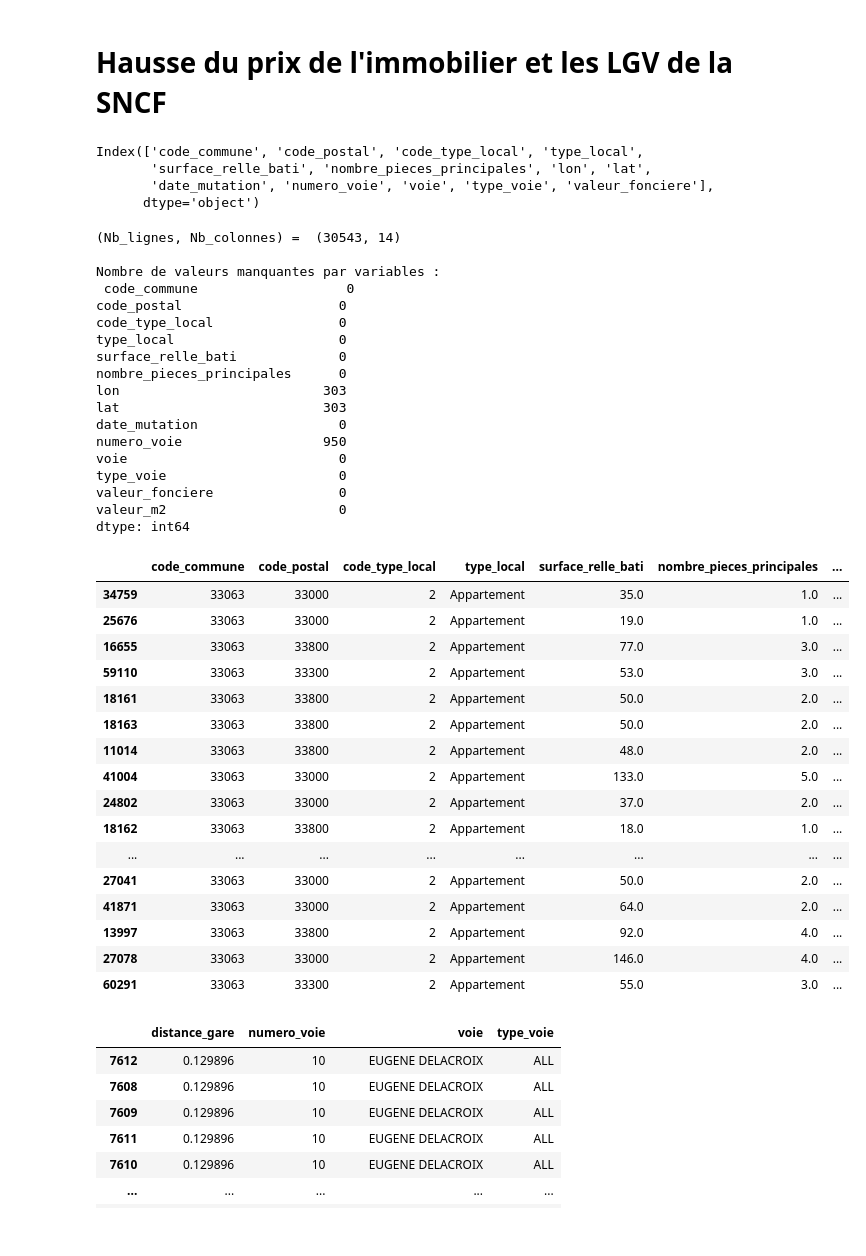
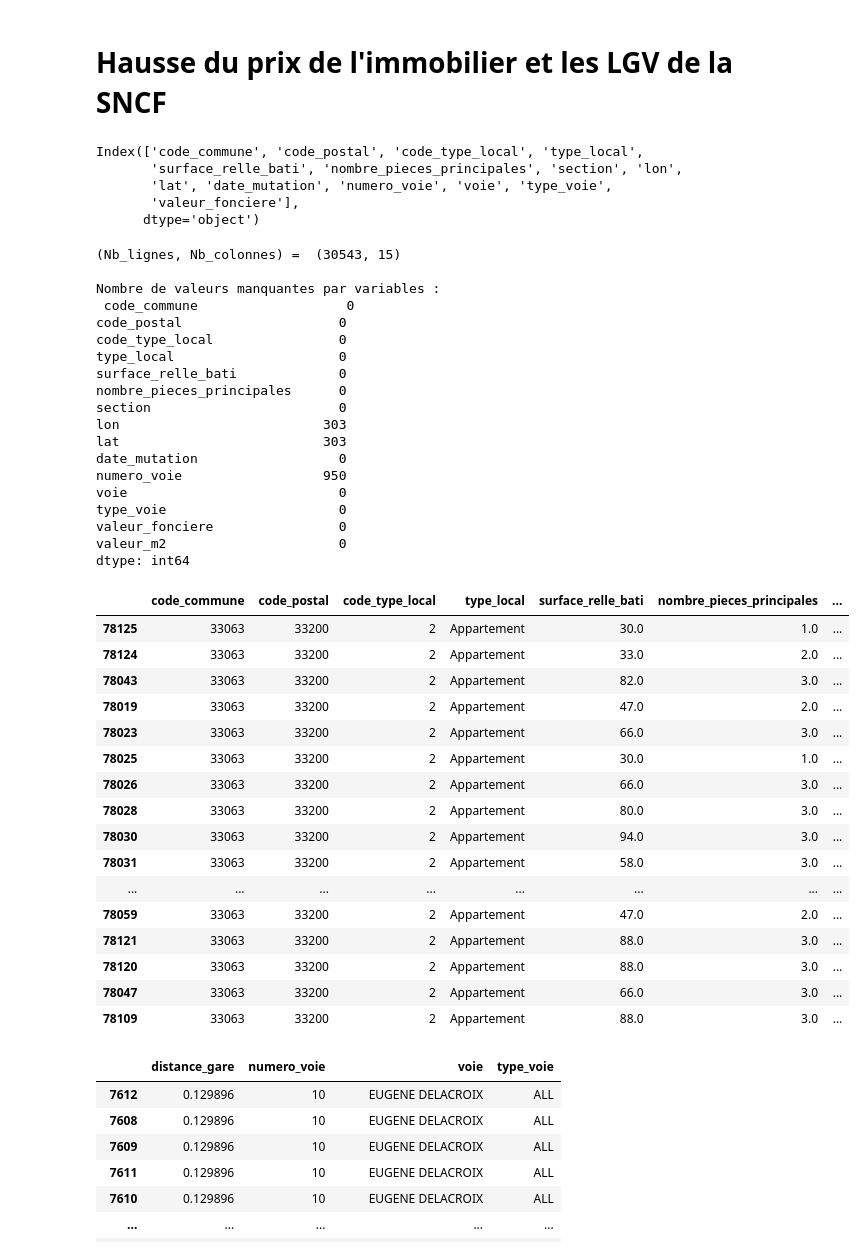
Before and after one commit to mdlbm/SNCF-Immobilier, a Jupyter notebook: Projet.ipynb, the cells around one changed output. Drawn from its saved outputs; the diff is of its cells as text; code cells hidden in the pictures.

```diff
--- a/Projet.ipynb
+++ b/Projet.ipynb
@@ -177,13 +177,14 @@ Le but de ces graphiques est de montrer la corrélation effective entre le nombr
 import requests
 import pandas as pd
 data_json = pd.DataFrame(requests.get("http://api.cquest.org/dvf?code_commune=33063").json()["resultats"])[["code_commune"
-            , "code_postal", "code_type_local", "type_local", "surface_relle_bati", "nombre_pieces_principales", "lon"
+            , "code_postal", "code_type_local", "type_local", "surface_relle_bati", "nombre_pieces_principales", "section","lon"
             , "lat", 'date_mutation','numero_voie','voie','type_voie',"valeur_fonciere"]]
 data_json.columns
 # %% [output]
 Index(['code_commune', 'code_postal', 'code_type_local', 'type_local',
-       'surface_relle_bati', 'nombre_pieces_principales', 'lon', 'lat',
-       'date_mutation', 'numero_voie', 'voie', 'type_voie', 'valeur_fonciere'],
+       'surface_relle_bati', 'nombre_pieces_principales', 'section', 'lon',
+       'lat', 'date_mutation', 'numero_voie', 'voie', 'type_voie',
+       'valeur_fonciere'],
       dtype='object')
 # %%
 # Données avec surface renseignée (apartements)
@@ -197,7 +198,7 @@ data_json["valeur_m2"] = data_json["valeur_fonciere"] / data_json["surface_relle
 print("(Nb_lignes, Nb_colonnes) = ",data_json.shape,'\n')
 print("Nombre de valeurs manquantes par variables :\n",data_json.isna().sum())
 # %% [output]
-(Nb_lignes, Nb_colonnes) =  (30543, 14)
+(Nb_lignes, Nb_colonnes) =  (30543, 15)
 
 Nombre de valeurs manquantes par variables :
  code_commune                   0
@@ -206,6 +207,7 @@ code_type_local                0
 type_local                     0
 surface_relle_bati             0
 nombre_pieces_principales      0
+section                        0
 lon                          303
 lat                          303
 date_mutation                  0
@@ -217,25 +219,25 @@ valeur_m2                      0
 dtype: int64
 # %%
 # Aperçu des données
-data_json.sort_values("date_mutation", ascending = False).head(20)
+data_json.sort_values("section", ascending = False).head(20)
 # %% [output]
 |  | code_commune | code_postal | code_type_local | type_local | surface_relle_bati | nombre_pieces_principales | ... |
-| 34759 | 33063 | 33000 | 2 | Appartement | 35.0 | 1.0 | ... |
-| 25676 | 33063 | 33000 | 2 | Appartement | 19.0 | 1.0 | ... |
-| 16655 | 33063 | 33800 | 2 | Appartement | 77.0 | 3.0 | ... |
-| 59110 | 33063 | 33300 | 2 | Appartement | 53.0 | 3.0 | ... |
-| 18161 | 33063 | 33800 | 2 | Appartement | 50.0 | 2.0 | ... |
-| 18163 | 33063 | 33800 | 2 | Appartement | 50.0 | 2.0 | ... |
-| 11014 | 33063 | 33800 | 2 | Appartement | 48.0 | 2.0 | ... |
-| 41004 | 33063 | 33000 | 2 | Appartement | 133.0 | 5.0 | ... |
-| 24802 | 33063 | 33000 | 2 | Appartement | 37.0 | 2.0 | ... |
-| 18162 | 33063 | 33800 | 2 | Appartement | 18.0 | 1.0 | ... |
+| 78125 | 33063 | 33200 | 2 | Appartement | 30.0 | 1.0 | ... |
+| 78124 | 33063 | 33200 | 2 | Appartement | 33.0 | 2.0 | ... |
+| 78043 | 33063 | 33200 | 2 | Appartement | 82.0 | 3.0 | ... |
+| 78019 | 33063 | 33200 | 2 | Appartement | 47.0 | 2.0 | ... |
+| 78023 | 33063 | 33200 | 2 | Appartement | 66.0 | 3.0 | ... |
+| 78025 | 33063 | 33200 | 2 | Appartement | 30.0 | 1.0 | ... |
+| 78026 | 33063 | 33200 | 2 | Appartement | 66.0 | 3.0 | ... |
+| 78028 | 33063 | 33200 | 2 | Appartement | 80.0 | 3.0 | ... |
+| 78030 | 33063 | 33200 | 2 | Appartement | 94.0 | 3.0 | ... |
+| 78031 | 33063 | 33200 | 2 | Appartement | 58.0 | 3.0 | ... |
 | ... | ... | ... | ... | ... | ... | ... | ... |
-| 27041 | 33063 | 33000 | 2 | Appartement | 50.0 | 2.0 | ... |
-| 41871 | 33063 | 33000 | 2 | Appartement | 64.0 | 2.0 | ... |
-| 13997 | 33063 | 33800 | 2 | Appartement | 92.0 | 4.0 | ... |
-| 27078 | 33063 | 33000 | 2 | Appartement | 146.0 | 4.0 | ... |
-| 60291 | 33063 | 33300 | 2 | Appartement | 55.0 | 3.0 | ... |
+| 78059 | 33063 | 33200 | 2 | Appartement | 47.0 | 2.0 | ... |
+| 78121 | 33063 | 33200 | 2 | Appartement | 88.0 | 3.0 | ... |
+| 78120 | 33063 | 33200 | 2 | Appartement | 88.0 | 3.0 | ... |
+| 78047 | 33063 | 33200 | 2 | Appartement | 66.0 | 3.0 | ... |
+| 78109 | 33063 | 33200 | 2 | Appartement | 88.0 | 3.0 | ... |
 # %%
 # data_json["voie"].unique().shape
 # %%
```
